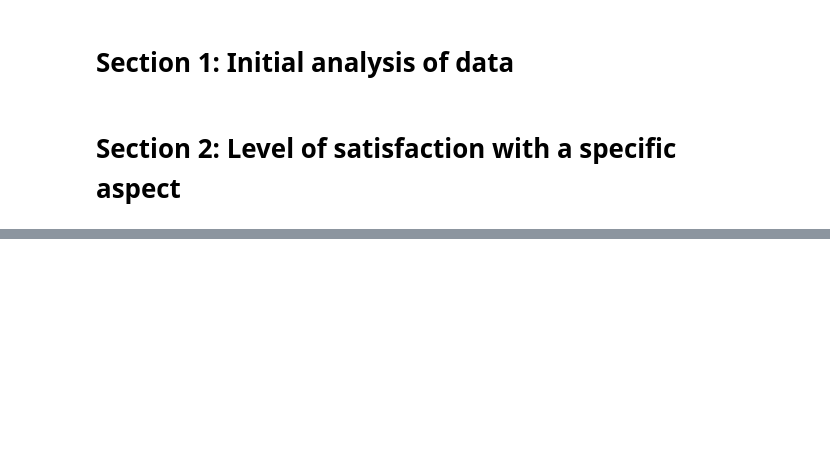
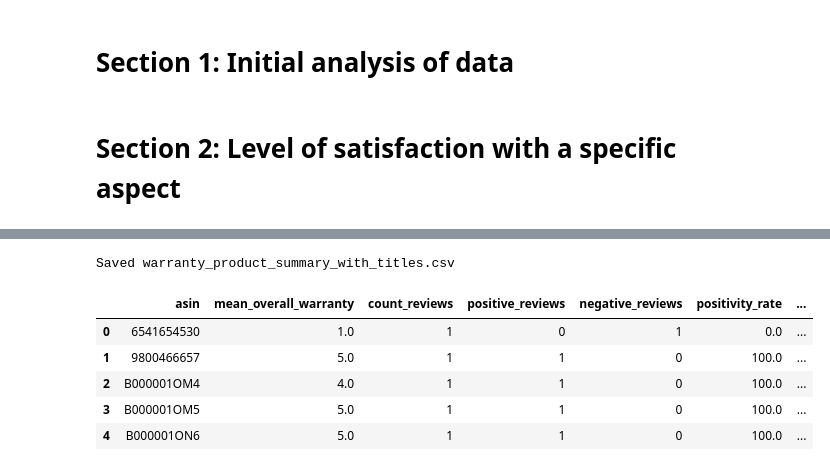
Before and after one commit to Hazhir2002/project2-ai-bootcamp, a Jupyter notebook: sentiment-analysis-of-comments.ipynb, the cells around one changed output, grey strips where cells are left out. Saved outputs shown, nothing was run; the diff lists cells and outputs as text; code cells hidden in the pictures; blank space fills up the shorter version.

```diff
--- a/sentiment-analysis-of-comments.ipynb
+++ b/sentiment-analysis-of-comments.ipynb
@@ -8,6 +13,7 @@ Defining variables here
 TRAIN_DATA = 'train_data.csv'
 TEST_DATA = 'test_data.csv'
 TITLE_BRAND = 'title_brand.csv'
+GOOGLE_VECTORS = 'GoogleNews-vectors-negative300.bin'
 # %% [markdown]
 Loading the data
 # %%
@@ -49,0 +59,5 @@ title_brand.head()
+# %%
+word_vectors = KeyedVectors.load_word2vec_format(GOOGLE_VECTORS, binary=True)
+similar_warranty = [w for w, s in word_vectors.most_similar("warranty", topn=15)]
+similar_guarantee = [w for w, s in word_vectors.most_similar("guarantee", topn=15)]
+keywords = set(["warranty", "guarantee"] + similar_warranty + similar_guarantee)
@@ -49,0 +84,4 @@ title_brand.head()
+# %%
+train_data_filtered = train_data[train_data['mentions_warranty']]
+result = train_data_filtered.groupby('asin')['overall'].mean().reset_index()
+result.rename(columns={'overall': 'mean_overall_warranty'}, inplace=True)
@@ -49,0 +224,33 @@ title_brand.head()
+# %%
+# Post-processing: convert unix times to datetime and merge product titles/brands if available
+import pandas as pd
+merged = agg.copy()
+# Convert unix timestamp columns (if present) to readable datetimes
+for col in ['first_review_time_unix','last_review_time_unix']:
+    if col in merged.columns:
+        merged[col.replace('_unix','_date')] = pd.to_datetime(merged[col], unit='s', errors='coerce')
+
+# Merge title/brand info if title_brand DataFrame is available and contains 'asin'
+if 'title_brand' in globals():
+    tb = title_brand.copy()
+    if 'asin' in tb.columns:
+        # pick common metadata columns if they exist
+        meta_cols = [c for c in ['title','brand','product_title','product_name'] if c in tb.columns]
+        use_cols = ['asin'] + meta_cols if meta_cols else ['asin']
+        try:
+            merged = merged.merge(tb[use_cols].drop_duplicates('asin'), on='asin', how='left')
+        except Exception as e:
+            print('Could not merge title_brand:', e)
+
+# Save enhanced summary
+merged.to_csv('warranty_product_summary_with_titles.csv', index=False)
+print('Saved warranty_product_summary_with_titles.csv')
+display(merged.head())
+# %% [output]
+Saved warranty_product_summary_with_titles.csv
+|  | asin | mean_overall_warranty | count_reviews | positive_reviews | negative_reviews | positivity_rate | ... |
+| 0 | 6541654530 | 1.0 | 1 | 0 | 1 | 0.0 | ... |
+| 1 | 9800466657 | 5.0 | 1 | 1 | 0 | 100.0 | ... |
+| 2 | B000001OM4 | 4.0 | 1 | 1 | 0 | 100.0 | ... |
+| 3 | B000001OM5 | 5.0 | 1 | 1 | 0 | 100.0 | ... |
+| 4 | B000001ON6 | 5.0 | 1 | 1 | 0 | 100.0 | ... |
```
Also changed, not shown: parts of 12 cells of this notebook, 3 other files.
